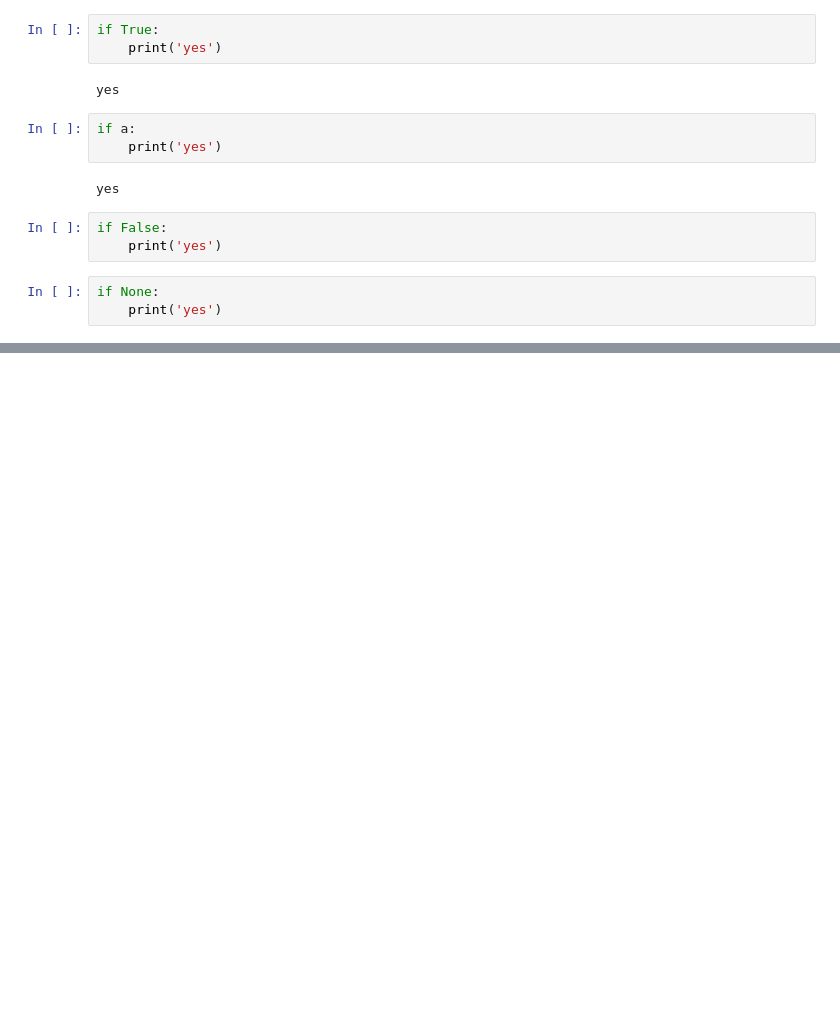
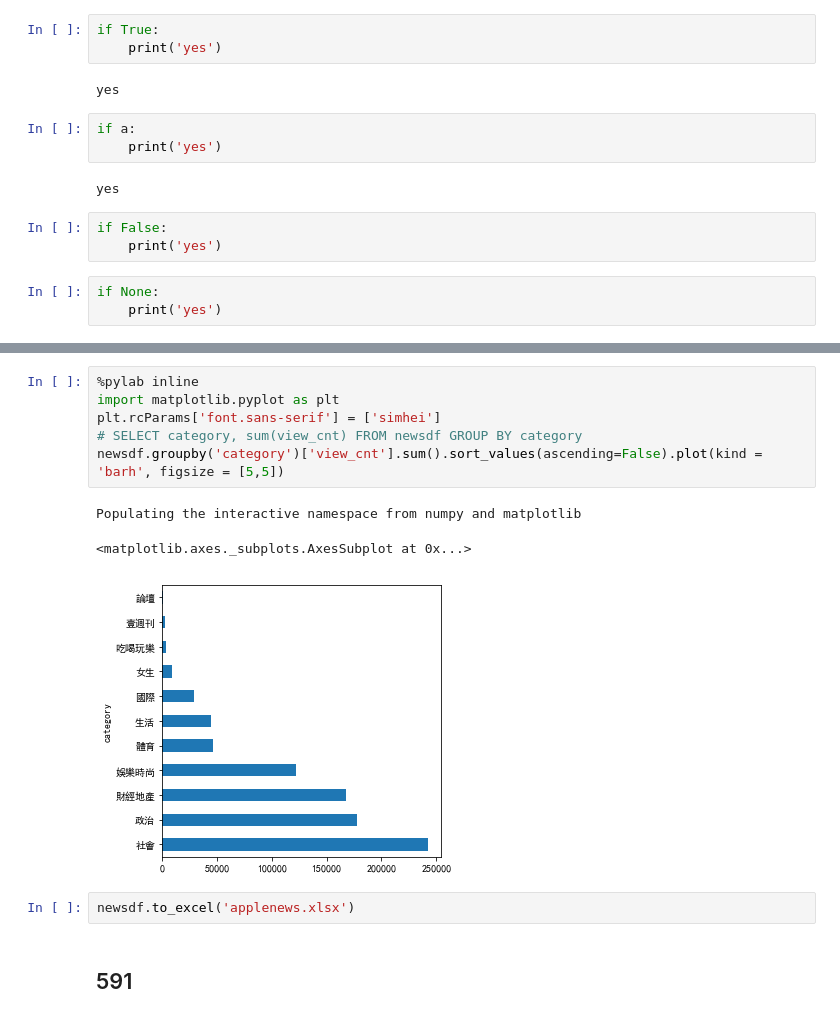
Before and after one commit to ywchiu/chinalife, a Jupyter notebook: Demo20180919.ipynb, the cells around one changed output, grey strips where cells are left out. Cells and saved outputs as stored; diff of their text form; blank space fills up the shorter version.

```diff
--- a/Demo20180919.ipynb
+++ b/Demo20180919.ipynb
@@ -370,0 +511,14 @@ if None:
+# %%
+%pylab inline
+import matplotlib.pyplot as plt
+plt.rcParams['font.sans-serif'] = ['simhei']
+# SELECT category, sum(view_cnt) FROM newsdf GROUP BY category
+newsdf.groupby('category')['view_cnt'].sum().sort_values(ascending=False).plot(kind = 'barh', figsize = [5,5])
+# %% [output]
+Populating the interactive namespace from numpy and matplotlib
+<matplotlib.axes._subplots.AxesSubplot at 0x...>
+[figure, added]
+# %%
+newsdf.to_excel('applenews.xlsx')
+# %% [markdown]
+## 591
```
Also changed, not shown: parts of 28 cells of this notebook.
